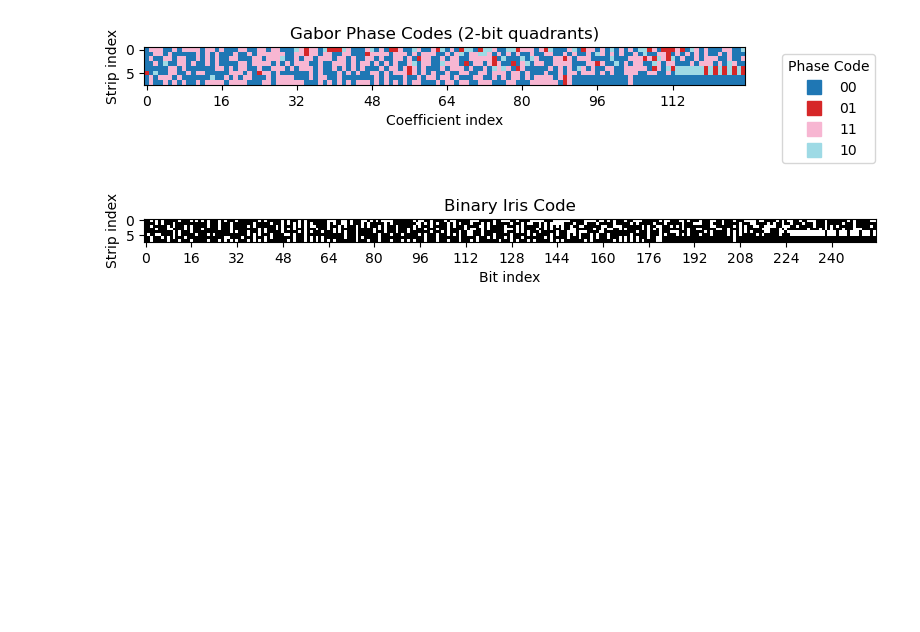
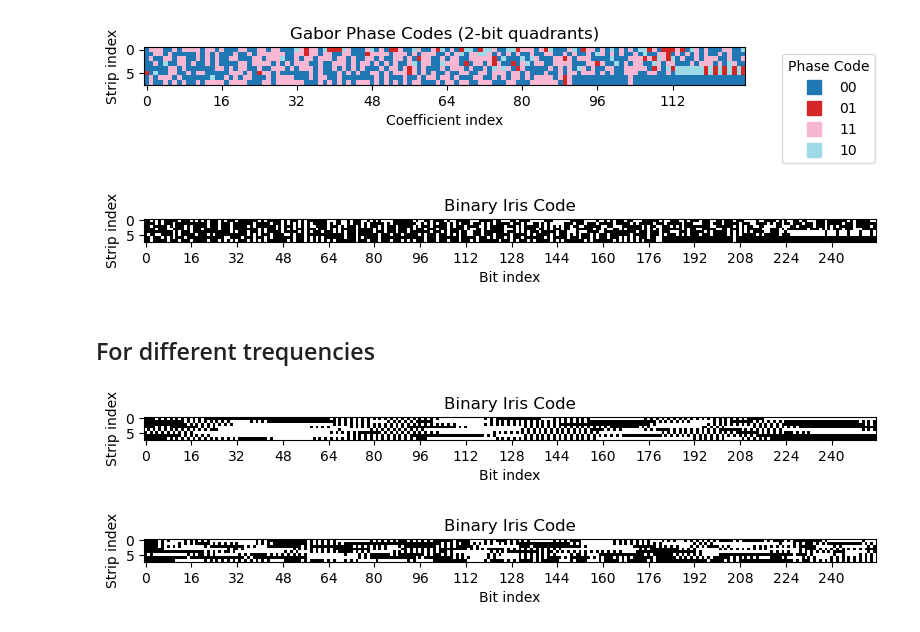
Before and after one commit to Sebislaw/Biometria, a Jupyter notebook: Projekt 2/Kod/3a_IrisCode.ipynb, the cells around one changed output. Cells and saved outputs as stored; diff of their text form; code cells hidden in the pictures; blank space fills up the shorter version.

```diff
--- a/Projekt 2/Kod/3a_IrisCode.ipynb
+++ b/Projekt 2/Kod/3a_IrisCode.ipynb
@@ -989,3 +989,17 @@ plot_phase_codes(iris_code)
 plot_bitstring(bitstring, num_strips=8, num_coeffs=128)
 # %% [output]
 [figure]
+# %% [markdown]
+## For different trequencies
+# %%
+gabor_coefficients = gabor_decompose(one_dimensional_strips, f=math.pi * 0.47)
+iris_code, bitstring = encode_phases(gabor_coefficients)
+plot_bitstring(bitstring, num_strips=8, num_coeffs=128)
+# %% [output]
+[figure, added]
+# %%
+gabor_coefficients = gabor_decompose(one_dimensional_strips, f=1.25)
+iris_code, bitstring = encode_phases(gabor_coefficients)
+plot_bitstring(bitstring, num_strips=8, num_coeffs=128)
+# %% [output]
+[figure, added]
```
Also changed, not shown: 1 other file.
